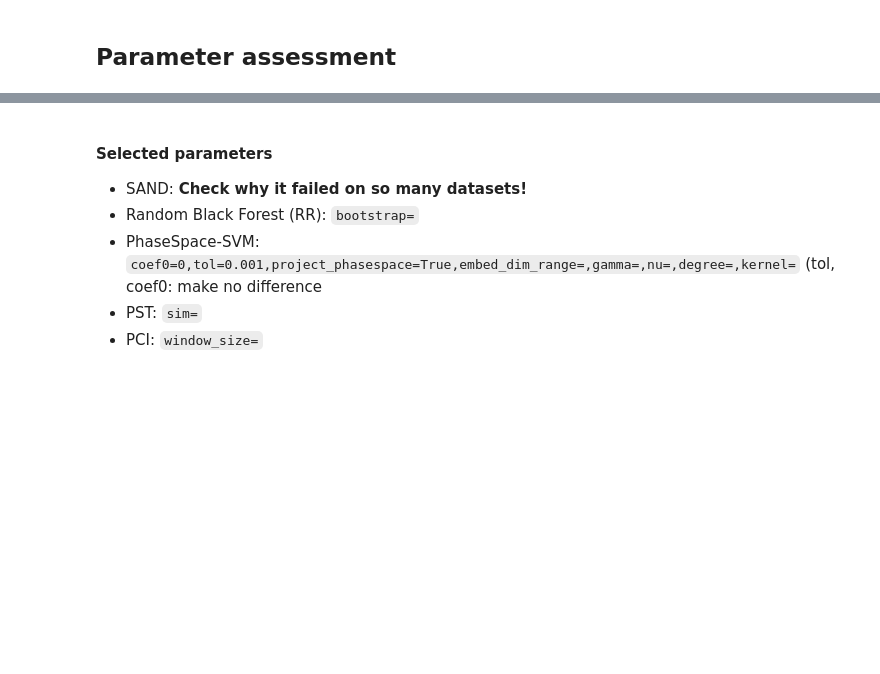
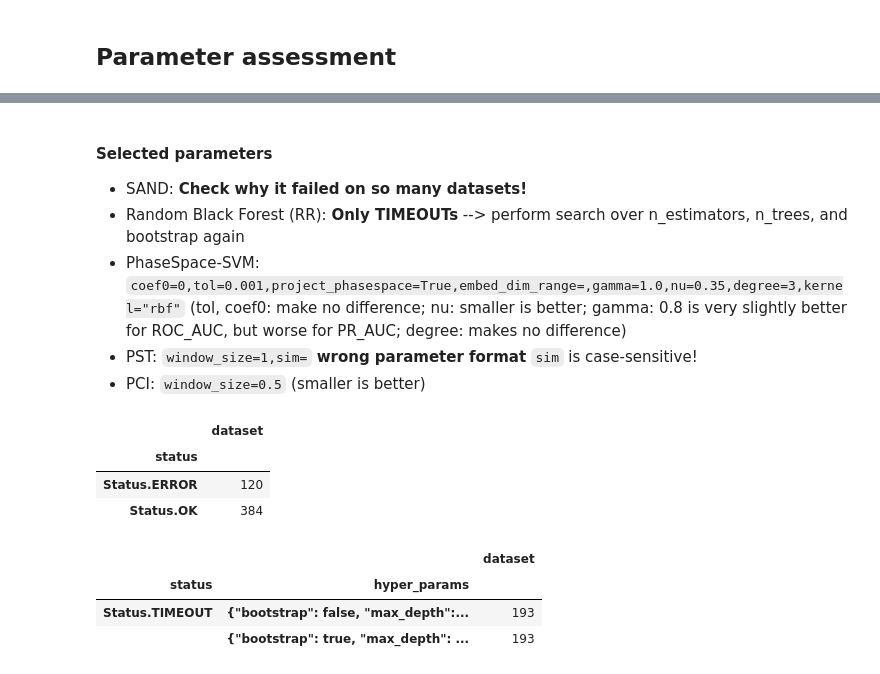
Before and after one commit to TimeEval/TimeEval, a Jupyter notebook: notebooks/TimeEval parameter optimization analysis 4.ipynb, the cells around one changed output, grey strips where cells are left out. Cells and saved outputs as stored; diff of their text form; code cells hidden in the pictures; blank space fills up the shorter version.

```diff
--- a/notebooks/TimeEval parameter optimization analysis 4.ipynb
+++ b/notebooks/TimeEval parameter optimization analysis 4.ipynb
@@ -311,9 +311,23 @@ with pd.option_context("display.max_rows", None, "display.max_columns", None):
 #### Selected parameters
 
 - SAND: **Check why it failed on so many datasets!**
-- Random Black Forest (RR): `bootstrap=`
-- PhaseSpace-SVM: `coef0=0,tol=0.001,project_phasespace=True,embed_dim_range=,gamma=,nu=,degree=,kernel=` (tol, coef0: make no difference
-- PST: `sim=`
-- PCI: `window_size=`
+- Random Black Forest (RR): **Only TIMEOUTs** --> perform search over n_estimators, n_trees, and bootstrap again
+- PhaseSpace-SVM: `coef0=0,tol=0.001,project_phasespace=True,embed_dim_range=,gamma=1.0,nu=0.35,degree=3,kernel="rbf"` (tol, coef0: make no difference; nu: smaller is better; gamma: 0.8 is very slightly better for ROC_AUC, but worse for PR_AUC; degree: makes no difference)
+- PST: `window_size=1,sim=` **wrong parameter format** `sim` is case-sensitive!
+- PCI: `window_size=0.5` (smaller is better)
+# %%
+df[df["algorithm"] == "SAND"].groupby(by=["status"])[["dataset"]].count()
+# %% [output]
+|  | dataset |
+| status |  |
+| Status.ERROR | 120 |
+| Status.OK | 384 |
+# %%
+df[df["algorithm"] == "Random Black Forest (RR)"].groupby(by=["status", "hyper_params"])[["dataset"]].count()
+# %% [output]
+|  |  | dataset |
+| status | hyper_params |  |
+| Status.TIMEOUT | {"bootstrap": false, "max_depth":... | 193 |
+|  | {"bootstrap": true, "max_depth": ... | 193 |
 # %%
 plot_scores([
```
Also changed, not shown: parts of 3 cells of this notebook, 3 other files.
